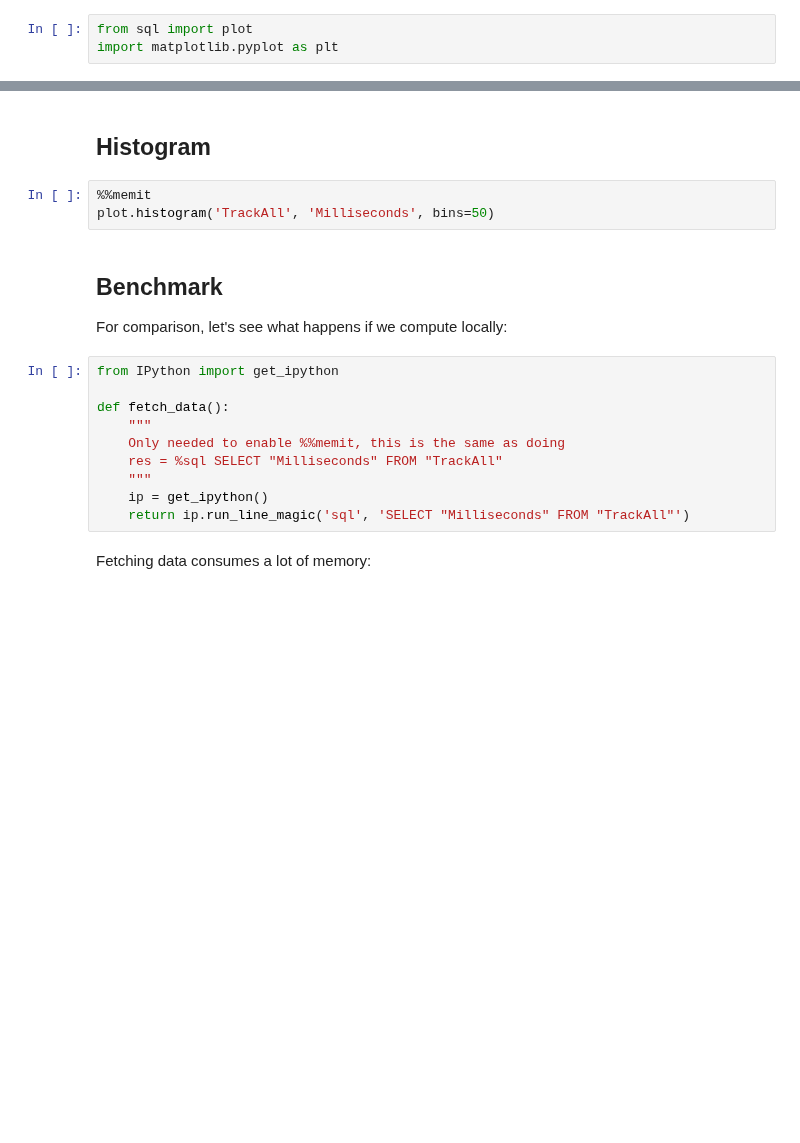
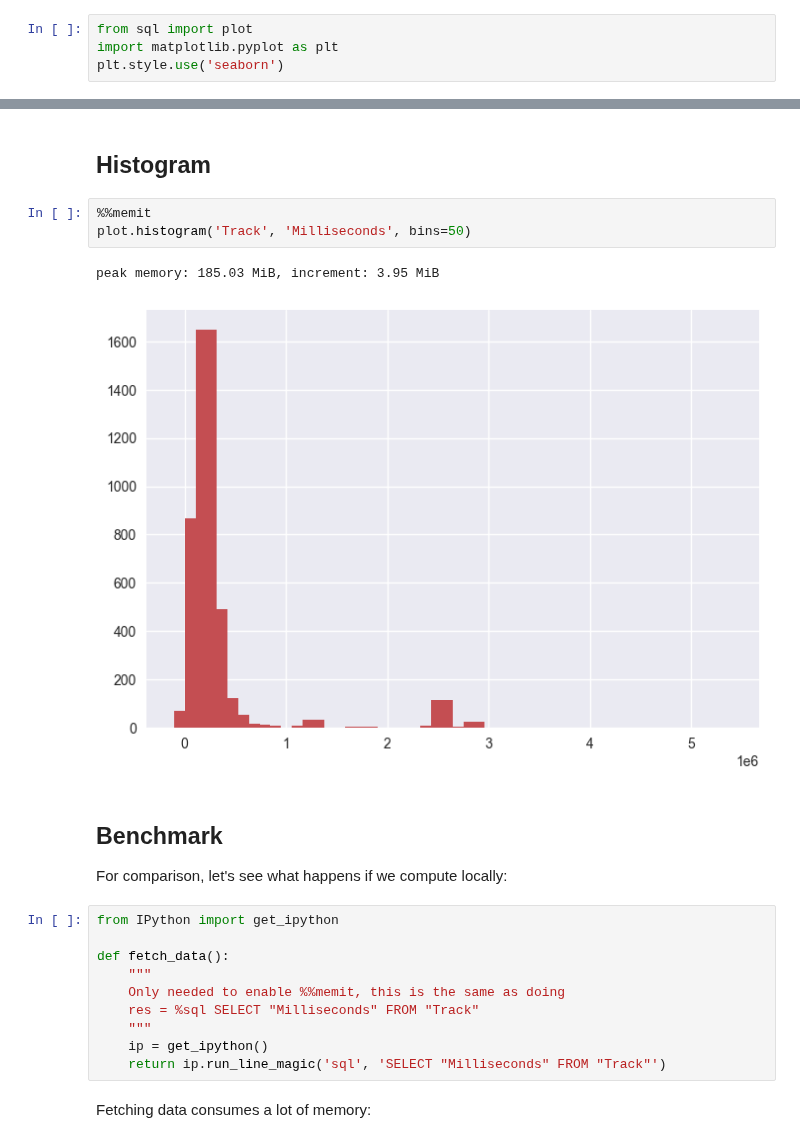
Before and after one commit to catherinedevlin/ipython-sql, a Jupyter notebook: examples/plot.ipynb, the cells around one changed output, grey strips where cells are left out. Cells and saved outputs as stored; diff of their text form; blank space fills up the shorter version.

Commit message:
Updates plot example to run locally

```diff
--- a/examples/plot.ipynb
+++ b/examples/plot.ipynb
@@ -50,5 +77,6 @@ To use `plot.boxplot`, your SQL engine must support:
 # %%
 from sql import plot
 import matplotlib.pyplot as plt
+plt.style.use('seaborn')
 # %%
 %%memit
@@ -59,7 +87,10 @@ Note that the plot consumes only a few MiB of memory (increment), since most of
 ## Histogram
 # %%
 %%memit
-plot.histogram('TrackAll', 'Milliseconds', bins=50)
+plot.histogram('Track', 'Milliseconds', bins=50)
+# %% [output]
+peak memory: 185.03 MiB, increment: 3.95 MiB
+[figure, added]
 # %% [markdown]
 ## Benchmark
 
@@ -70,10 +101,10 @@ from IPython import get_ipython
 def fetch_data():
     """
     Only needed to enable %%memit, this is the same as doing
-    res = %sql SELECT "Milliseconds" FROM "TrackAll"
+    res = %sql SELECT "Milliseconds" FROM "Track"
     """
     ip = get_ipython()
-    return ip.run_line_magic('sql', 'SELECT "Milliseconds" FROM "TrackAll"')
+    return ip.run_line_magic('sql', 'SELECT "Milliseconds" FROM "Track"')
 # %% [markdown]
 Fetching data consumes a lot of memory:
 # %%
```
Also changed, not shown: parts of 11 cells of this notebook, 2 other files.
